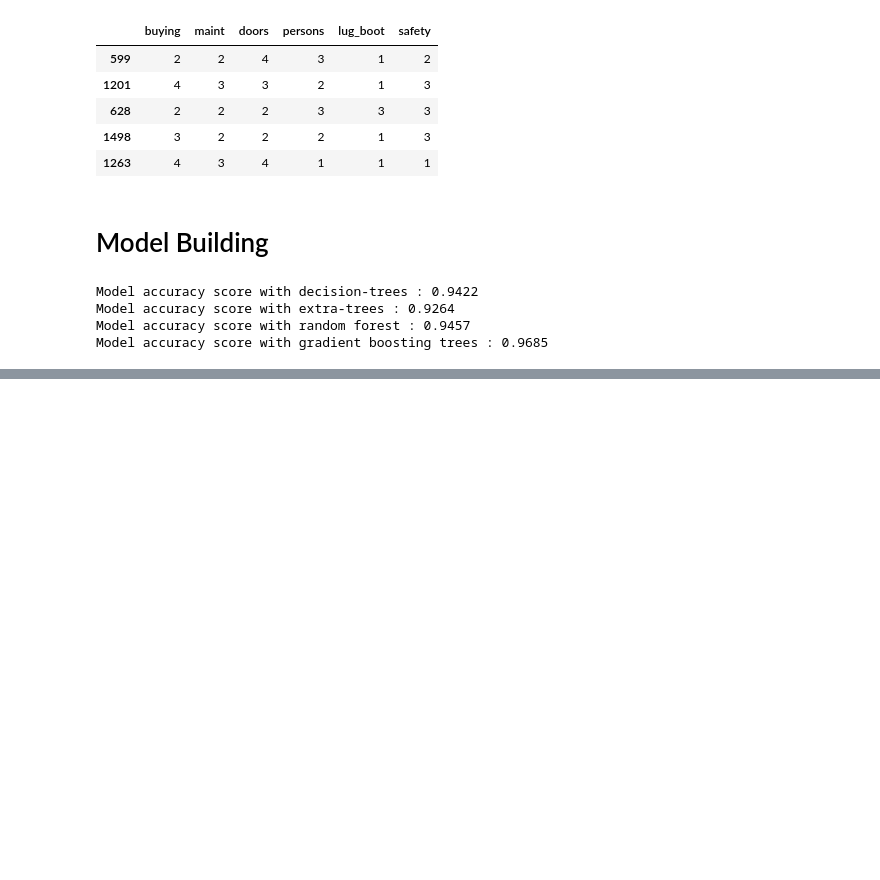
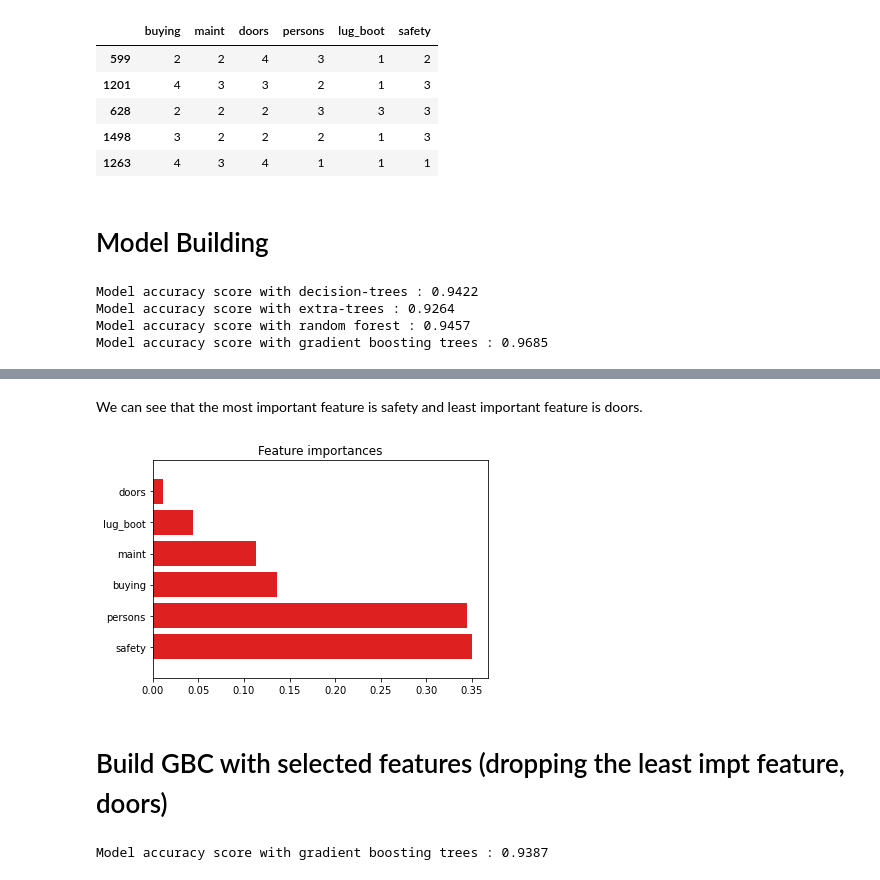
Before and after one commit to bokneo/GovTech_DSAID, a Jupyter notebook: Section_5/Machine_learning.ipynb, the cells around one changed output, grey strips where cells are left out. Drawn from its saved outputs; the diff is of its cells as text; code cells hidden in the pictures; blank space fills up the shorter version.

Commit message:
Removing the least importance feature

```diff
--- a/Section_5/Machine_learning.ipynb
+++ b/Section_5/Machine_learning.ipynb
@@ -188,0 +193,6 @@ Model accuracy score with gradient boosting trees : 0.9685
+# %%
+# view the feature scores
+
+feature_scores = pd.Series(gbc.feature_importances_, index=X_train.columns).sort_values(ascending=False)
+
+feature_scores
@@ -188,0 +207,13 @@ Model accuracy score with gradient boosting trees : 0.9685
+# %% [markdown]
+We can see that the most important feature is safety and least important feature is doors.
+# %%
+plt.title("Feature importances")
+sns.barplot(x = feature_scores, y = feature_scores.index,
+       color="r")
+plt.yticks(range(len(feature_scores)), feature_scores.index)
+plt.ylim([-1, len(feature_scores)])
+plt.show()
+# %% [output]
+[figure, added]
+# %% [markdown]
+# Build GBC with selected features (dropping the least impt feature, doors)
@@ -188,0 +239,12 @@ Model accuracy score with gradient boosting trees : 0.9685
+# %%
+# gradient boosting classifier
+
+gbc = GradientBoostingClassifier(random_state = 0)
+
+gbc.fit(X_train, y_train)
+
+gbc_pred = gbc.predict(X_test)
+
+print('Model accuracy score with gradient boosting trees : {0:0.4f}'. format(accuracy_score(y_test, gbc_pred)))
+# %% [output]
+Model accuracy score with gradient boosting trees : 0.9387
```
Also changed, not shown: parts of 6 cells of this notebook.
